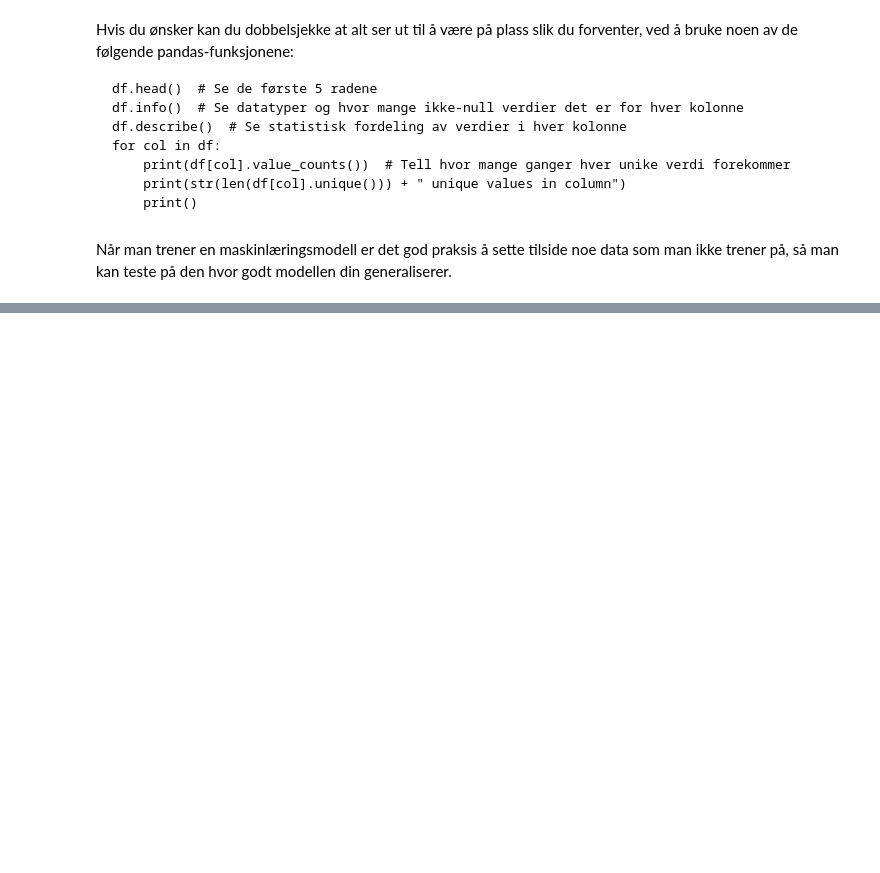
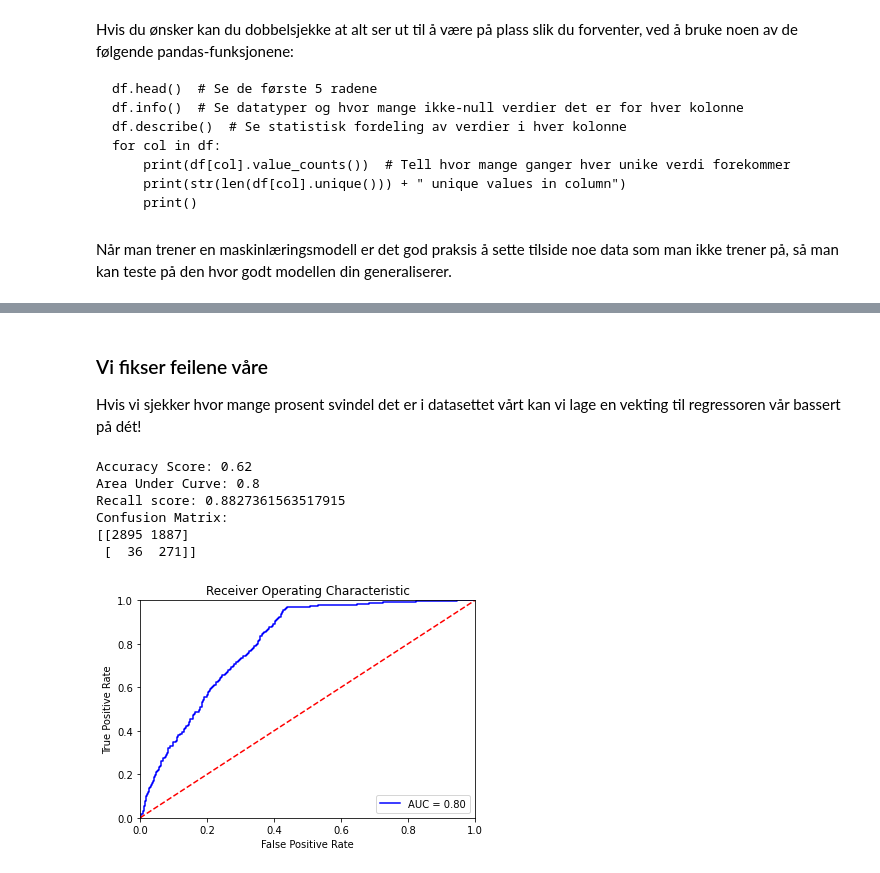
Before and after one commit to odaon/muffins-ai-motor, a Jupyter notebook: maskinlæring.ipynb, the cells around one changed output, grey strips where cells are left out. Saved outputs shown, nothing was run; the diff lists cells and outputs as text; code cells hidden in the pictures; blank space fills up the shorter version.

```diff
--- a/maskinlæring.ipynb
+++ b/maskinlæring.ipynb
@@ -116,0 +131,24 @@ plt.show()
+# %% [markdown]
+### Vi fikser feilene våre
+
+Hvis vi sjekker hvor mange prosent svindel det er i datasettet vårt kan vi lage en vekting til regressoren vår bassert på dét!
+# %%
+from sklearn.linear_model import LogisticRegression
+from sklearn.metrics import accuracy_score, roc_auc_score, recall_score, confusion_matrix, roc_curve
+
+# Vekting av klassene
+svindel_prosent = float(float(100*y_train.value_counts()[1])/len(y_train))
+w = {0:svindel_prosent, 1:(100-svindel_prosent)} # Vekting av viktighet etter prosentandel representasjon i datasettet
+
+logistic_regressor = LogisticRegression(solver='liblinear', class_weight=w)
+logistic_regressor = logistic_regressor.fit(X_train, y_train)
+
+metrikker(logistic_regressor, X_test, y_test)
+# %% [output]
+Accuracy Score: 0.62
+Area Under Curve: 0.8
+Recall score: 0.8827361563517915
+Confusion Matrix:
+[[2895 1887]
+ [  36  271]]
+[figure, added]
```
Also changed, not shown: parts of 26 cells of this notebook.
